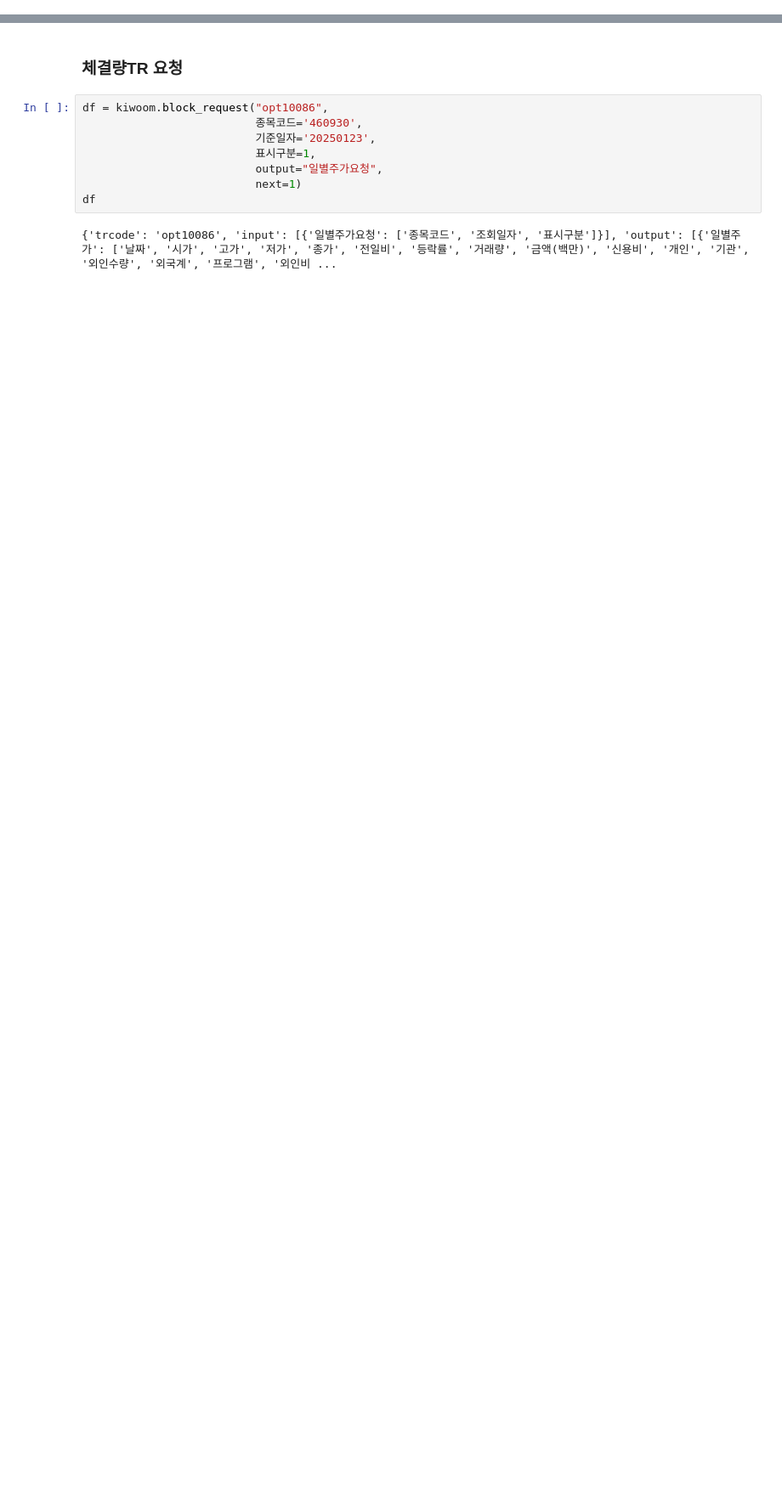
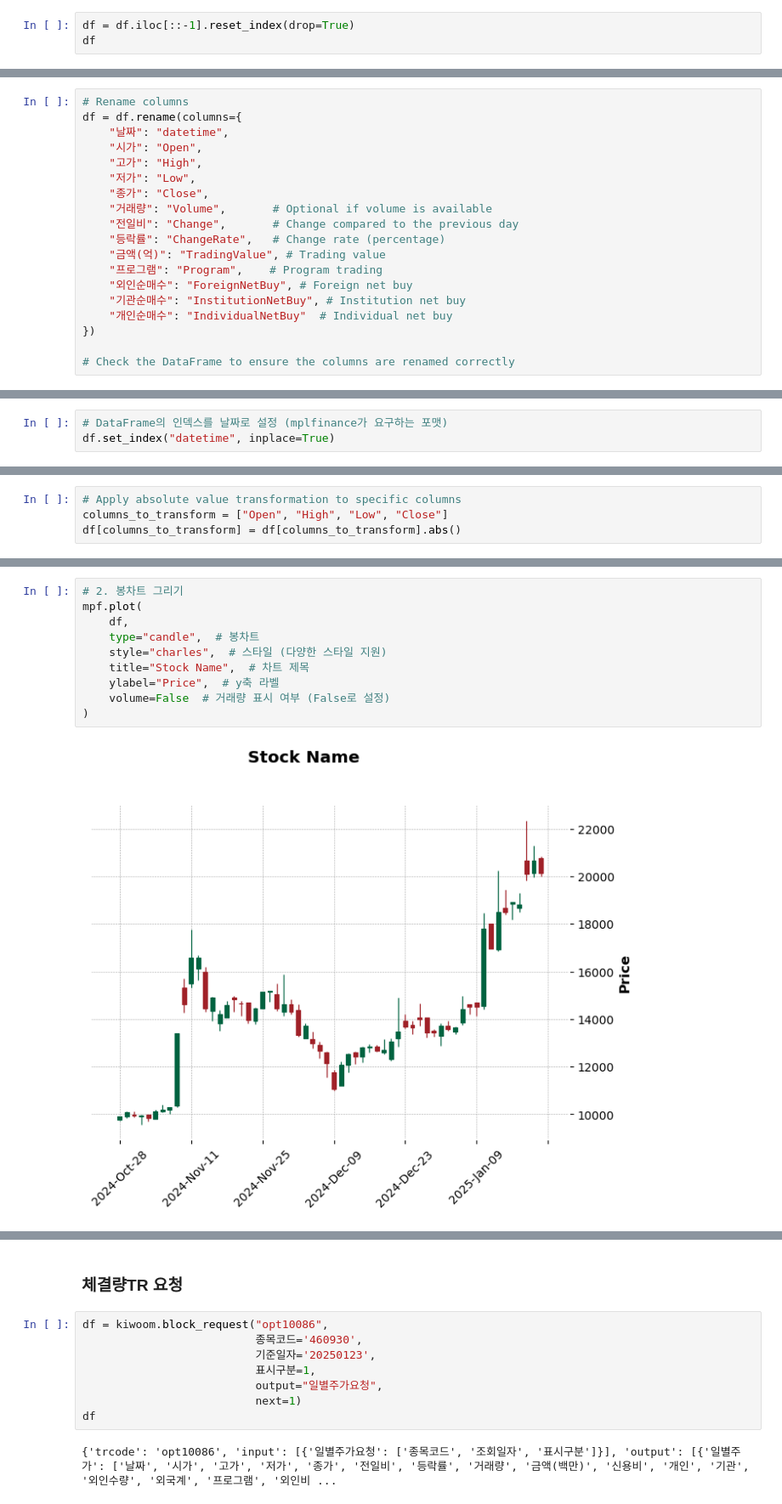
Before and after one commit to LiberSlave/trading, a Jupyter notebook: lab.ipynb, the cells around one changed output, grey strips where cells are left out. Shown at 85% size. Drawn from its saved outputs; the diff is of its cells as text; blank space fills up the shorter version.

```diff
--- a/lab.ipynb
+++ b/lab.ipynb
@@ -44,0 +229,3 @@ df.head()
+# %%
+df = df.iloc[::-1].reset_index(drop=True)
+df
@@ -44,0 +269,19 @@ df.head()
+# %%
+# Rename columns
+df = df.rename(columns={
+    "날짜": "datetime",
+    "시가": "Open",
+    "고가": "High",
+    "저가": "Low",
+    "종가": "Close",
+    "거래량": "Volume",       # Optional if volume is available
+    "전일비": "Change",       # Change compared to the previous day
+    "등락률": "ChangeRate",   # Change rate (percentage)
+    "금액(억)": "TradingValue", # Trading value
+    "프로그램": "Program",    # Program trading
+    "외인순매수": "ForeignNetBuy", # Foreign net buy
+    "기관순매수": "InstitutionNetBuy", # Institution net buy
+    "개인순매수": "IndividualNetBuy"  # Individual net buy
+})
+
+# Check the DataFrame to ensure the columns are renamed correctly
@@ -44,0 +297,3 @@ df.head()
+# %%
+# DataFrame의 인덱스를 날짜로 설정 (mplfinance가 요구하는 포맷)
+df.set_index("datetime", inplace=True)
@@ -44,0 +310,4 @@ df.head()
+# %%
+# Apply absolute value transformation to specific columns
+columns_to_transform = ["Open", "High", "Low", "Close"]
+df[columns_to_transform] = df[columns_to_transform].abs()
@@ -44,0 +324,12 @@ df.head()
+# %%
+# 2. 봉차트 그리기
+mpf.plot(
+    df,
+    type="candle",  # 봉차트
+    style="charles",  # 스타일 (다양한 스타일 지원)
+    title="Stock Name",  # 차트 제목
+    ylabel="Price",  # y축 라벨
+    volume=False  # 거래량 표시 여부 (False로 설정)
+)
+# %% [output]
+[figure, added]
```
Also changed, not shown: parts of 123 cells of this notebook, 4 other files.
